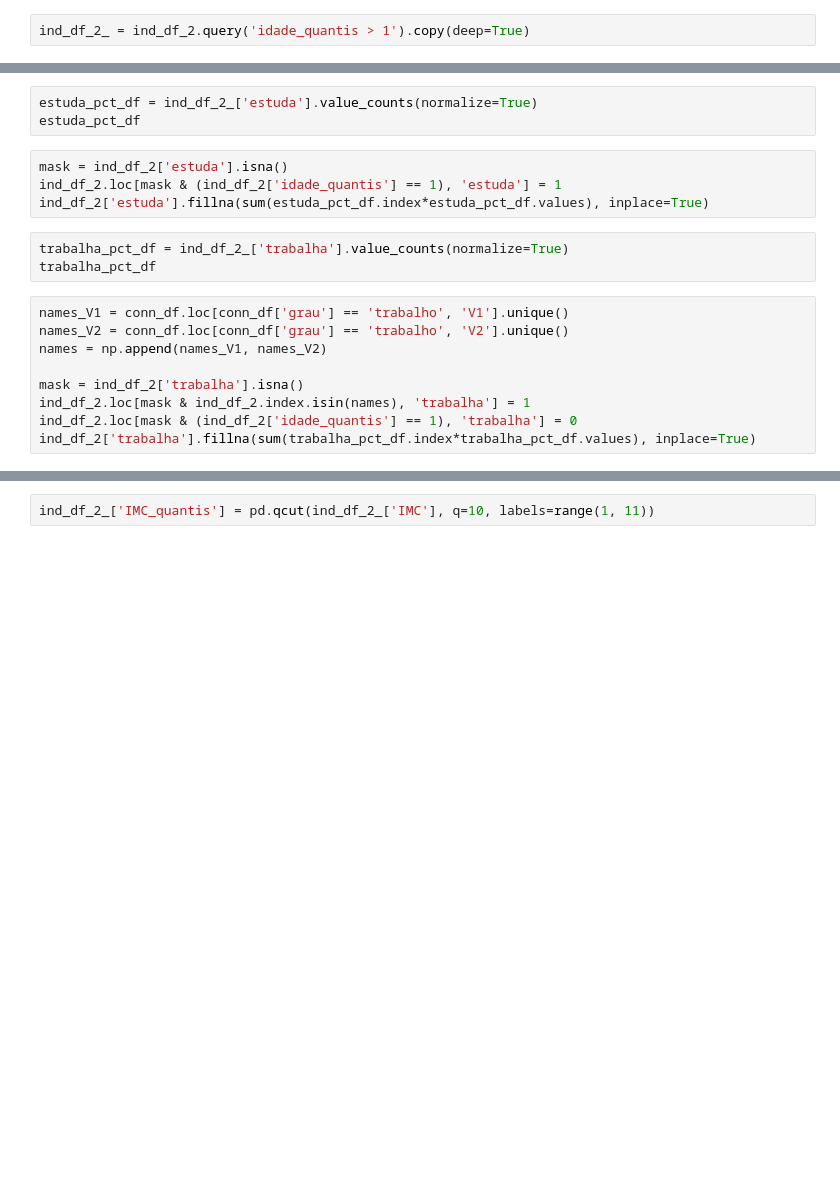
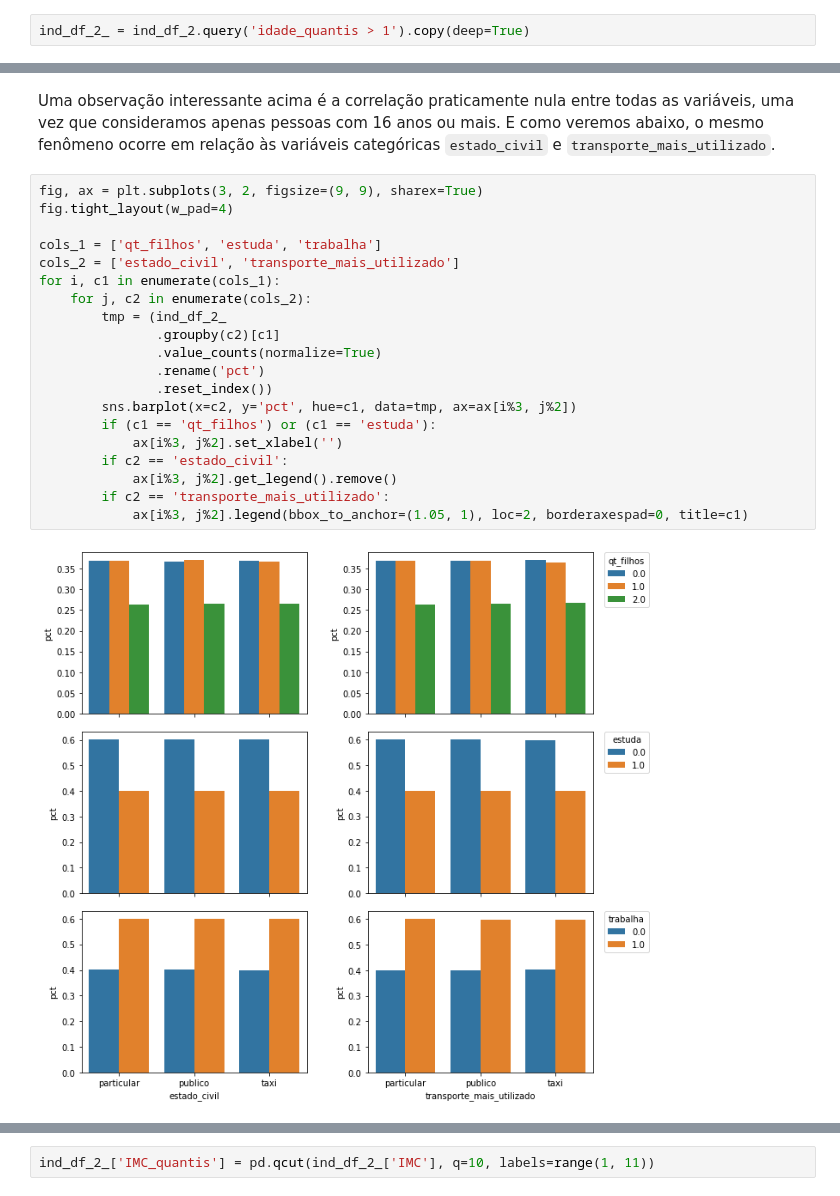
Before and after one commit to jeffc00/case_neoway, a Jupyter notebook: notebooks/case_neoway.ipynb, the cells around one changed output, grey strips where cells are left out. Drawn from its saved outputs; the diff is of its cells as text; blank space fills up the shorter version.

```diff
--- a/notebooks/case_neoway.ipynb
+++ b/notebooks/case_neoway.ipynb
@@ -431,19 +614,24 @@ ind_df_2['qt_filhos'].fillna(sum(filhos_pct_df.index*filhos_pct_df.values), inpl
-# %%
-estuda_pct_df = ind_df_2_['estuda'].value_counts(normalize=True)
-estuda_pct_df
-# %%
-mask = ind_df_2['estuda'].isna()
-ind_df_2.loc[mask & (ind_df_2['idade_quantis'] == 1), 'estuda'] = 1
-ind_df_2['estuda'].fillna(sum(estuda_pct_df.index*estuda_pct_df.values), inplace=True)
-# %%
-trabalha_pct_df = ind_df_2_['trabalha'].value_counts(normalize=True)
-trabalha_pct_df
-# %%
-names_V1 = conn_df.loc[conn_df['grau'] == 'trabalho', 'V1'].unique()
-names_V2 = conn_df.loc[conn_df['grau'] == 'trabalho', 'V2'].unique()
-names = np.append(names_V1, names_V2)
-
-mask = ind_df_2['trabalha'].isna()
-ind_df_2.loc[mask & ind_df_2.index.isin(names), 'trabalha'] = 1
-ind_df_2.loc[mask & (ind_df_2['idade_quantis'] == 1), 'trabalha'] = 0
-ind_df_2['trabalha'].fillna(sum(trabalha_pct_df.index*trabalha_pct_df.values), inplace=True)
+# %% [markdown]
+Uma observação interessante acima é a correlação praticamente nula entre todas as variáveis, uma vez que consideramos apenas pessoas com 16 anos ou mais. E como veremos abaixo, o mesmo fenômeno ocorre em relação às variáveis categóricas `estado_civil` e `transporte_mais_utilizado`.
+# %%
+fig, ax = plt.subplots(3, 2, figsize=(9, 9), sharex=True)
+fig.tight_layout(w_pad=4)
+
+cols_1 = ['qt_filhos', 'estuda', 'trabalha']
+cols_2 = ['estado_civil', 'transporte_mais_utilizado']
+for i, c1 in enumerate(cols_1):
+    for j, c2 in enumerate(cols_2):
+        tmp = (ind_df_2_
+               .groupby(c2)[c1]
+               .value_counts(normalize=True)
+               .rename('pct')
+               .reset_index())
+        sns.barplot(x=c2, y='pct', hue=c1, data=tmp, ax=ax[i%3, j%2])
+        if (c1 == 'qt_filhos') or (c1 == 'estuda'):
+            ax[i%3, j%2].set_xlabel('')
+        if c2 == 'estado_civil':
+            ax[i%3, j%2].get_legend().remove()
+        if c2 == 'transporte_mais_utilizado':
+            ax[i%3, j%2].legend(bbox_to_anchor=(1.05, 1), loc=2, borderaxespad=0, title=c1)
+# %% [output]
+[figure, added]
```
Also changed, not shown: parts of 83 cells of this notebook.
